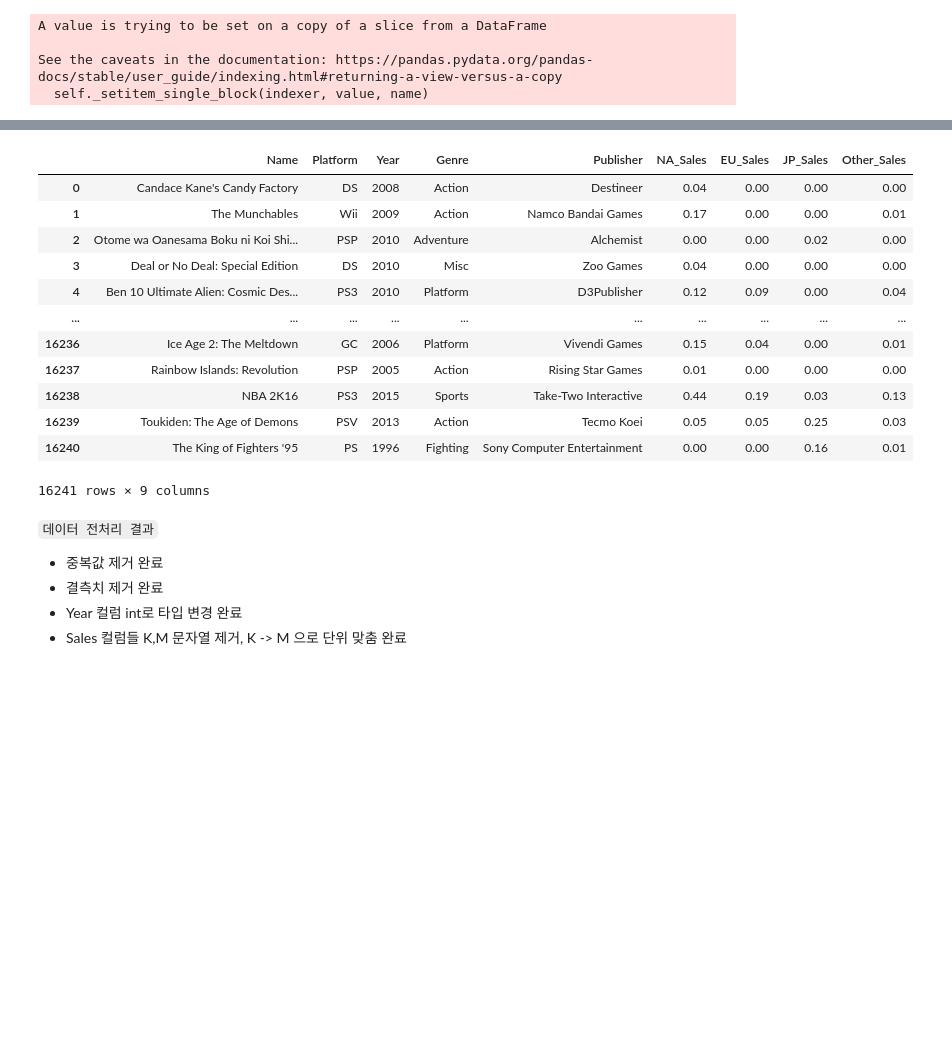
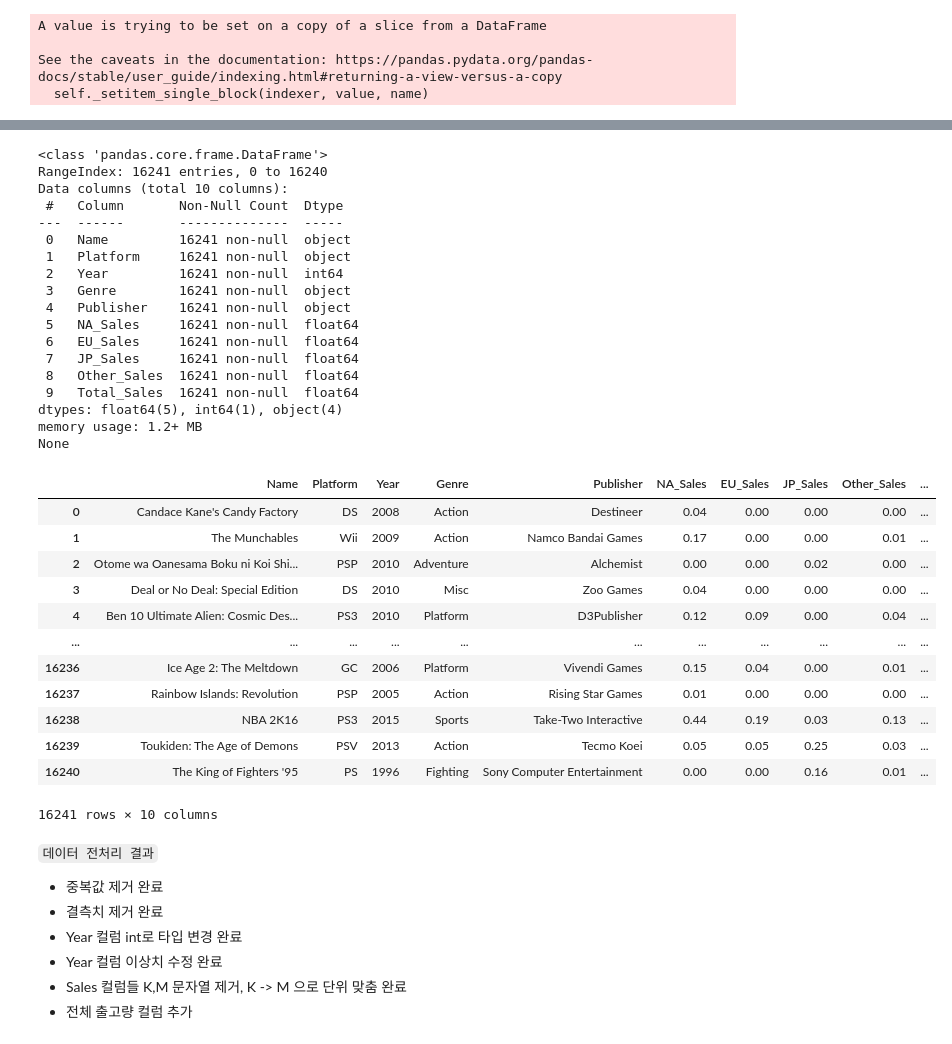
Before and after one commit to sigma-wbi/Game_Analysis_Project, a Jupyter notebook: Section_1_Project.ipynb, the cells around one changed output, grey strips where cells are left out. Saved outputs shown, nothing was run; the diff lists cells and outputs as text; code cells hidden in the pictures; blank space fills up the shorter version.

```diff
--- a/Section_1_Project.ipynb
+++ b/Section_1_Project.ipynb
@@ -243,3 +247,7 @@ See the caveats in the documentation: https://pandas.pydata.org/pandas-docs/stab
 dfk['EU_Sales'].iloc[index2] = dfk['EU_Sales'].iloc[index2].apply(lambda x : x/1000)
 dfk['JP_Sales'].iloc[index3] = dfk['JP_Sales'].iloc[index3].apply(lambda x : x/1000)
 dfk['Other_Sales'].iloc[index4] = dfk['Other_Sales'].iloc[index4].apply(lambda x : x/1000)
+# %%
+# 전체 출고량 컬럼 추가
+total = dfk['NA_Sales']+dfk['EU_Sales']+dfk['JP_Sales']+dfk['Other_Sales']
+dfk.insert(9,'Total_Sales',total)
@@ -245,0 +275,8 @@ dfk['Other_Sales'].iloc[index4] = dfk['Other_Sales'].iloc[index4].apply(lambda x
+# %%
+cond_50 = (dfk['Year']>=0) & (dfk['Year']<=50)
+cond_100 = (dfk['Year']>=51) & (dfk['Year']<=99)
+index50 = np.where(cond_50)
+index100 = np.where(cond_100)
+# %%
+dfk['Year'].iloc[index50] = dfk['Year'].iloc[index50].apply(lambda x : x + 2000)
+dfk['Year'].iloc[index100] = dfk['Year'].iloc[index100].apply(lambda x : x + 1900)
@@ -246,23 +303,44 @@ dfk['Other_Sales'].iloc[index4] = dfk['Other_Sales'].iloc[index4].apply(lambda x
 # %%
-df_clean = dfk
+df_clean = dfk.copy()
+print(df_clean.info())
 df_clean
 # %% [output]
+<class 'pandas.core.frame.DataFrame'>
+RangeIndex: 16241 entries, 0 to 16240
+Data columns (total 10 columns):
+ #   Column       Non-Null Count  Dtype
+---  ------       --------------  -----
+ 0   Name         16241 non-null  object
+ 1   Platform     16241 non-null  object
+ 2   Year         16241 non-null  int64
+ 3   Genre        16241 non-null  object
+ 4   Publisher    16241 non-null  object
+ 5   NA_Sales     16241 non-null  float64
+ 6   EU_Sales     16241 non-null  float64
+ 7   JP_Sales     16241 non-null  float64
+ 8   Other_Sales  16241 non-null  float64
+ 9   Total_Sales  16241 non-null  float64
+dtypes: float64(5), int64(1), object(4)
+memory usage: 1.2+ MB
+None
-|  | Name | Platform | Year | Genre | Publisher | NA_Sales | EU_Sales | JP_Sales | Other_Sales |
-| 0 | Candace Kane's Candy Factory | DS | 2008 | Action | Destineer | 0.04 | 0.00 | 0.00 | 0.00 |
-| 1 | The Munchables | Wii | 2009 | Action | Namco Bandai Games | 0.17 | 0.00 | 0.00 | 0.01 |
-| 2 | Otome wa Oanesama Boku ni Koi Shi... | PSP | 2010 | Adventure | Alchemist | 0.00 | 0.00 | 0.02 | 0.00 |
-| 3 | Deal or No Deal: Special Edition | DS | 2010 | Misc | Zoo Games | 0.04 | 0.00 | 0.00 | 0.00 |
-| 4 | Ben 10 Ultimate Alien: Cosmic Des... | PS3 | 2010 | Platform | D3Publisher | 0.12 | 0.09 | 0.00 | 0.04 |
-| ... | ... | ... | ... | ... | ... | ... | ... | ... | ... |
-| 16236 | Ice Age 2: The Meltdown | GC | 2006 | Platform | Vivendi Games | 0.15 | 0.04 | 0.00 | 0.01 |
-| 16237 | Rainbow Islands: Revolution | PSP | 2005 | Action | Rising Star Games | 0.01 | 0.00 | 0.00 | 0.00 |
-| 16238 | NBA 2K16 | PS3 | 2015 | Sports | Take-Two Interactive | 0.44 | 0.19 | 0.03 | 0.13 |
-| 16239 | Toukiden: The Age of Demons | PSV | 2013 | Action | Tecmo Koei | 0.05 | 0.05 | 0.25 | 0.03 |
-| 16240 | The King of Fighters '95 | PS | 1996 | Fighting | Sony Computer Entertainment | 0.00 | 0.00 | 0.16 | 0.01 |
+|  | Name | Platform | Year | Genre | Publisher | NA_Sales | EU_Sales | JP_Sales | Other_Sales | ... |
+| 0 | Candace Kane's Candy Factory | DS | 2008 | Action | Destineer | 0.04 | 0.00 | 0.00 | 0.00 | ... |
+| 1 | The Munchables | Wii | 2009 | Action | Namco Bandai Games | 0.17 | 0.00 | 0.00 | 0.01 | ... |
+| 2 | Otome wa Oanesama Boku ni Koi Shi... | PSP | 2010 | Adventure | Alchemist | 0.00 | 0.00 | 0.02 | 0.00 | ... |
+| 3 | Deal or No Deal: Special Edition | DS | 2010 | Misc | Zoo Games | 0.04 | 0.00 | 0.00 | 0.00 | ... |
+| 4 | Ben 10 Ultimate Alien: Cosmic Des... | PS3 | 2010 | Platform | D3Publisher | 0.12 | 0.09 | 0.00 | 0.04 | ... |
+| ... | ... | ... | ... | ... | ... | ... | ... | ... | ... | ... |
+| 16236 | Ice Age 2: The Meltdown | GC | 2006 | Platform | Vivendi Games | 0.15 | 0.04 | 0.00 | 0.01 | ... |
+| 16237 | Rainbow Islands: Revolution | PSP | 2005 | Action | Rising Star Games | 0.01 | 0.00 | 0.00 | 0.00 | ... |
+| 16238 | NBA 2K16 | PS3 | 2015 | Sports | Take-Two Interactive | 0.44 | 0.19 | 0.03 | 0.13 | ... |
+| 16239 | Toukiden: The Age of Demons | PSV | 2013 | Action | Tecmo Koei | 0.05 | 0.05 | 0.25 | 0.03 | ... |
+| 16240 | The King of Fighters '95 | PS | 1996 | Fighting | Sony Computer Entertainment | 0.00 | 0.00 | 0.16 | 0.01 | ... |
-16241 rows × 9 columns
+16241 rows × 10 columns
 # %% [markdown]
 `데이터 전처리 결과`
 *   중복값 제거 완료
 *   결측치 제거 완료
 *   Year 컬럼 int로 타입 변경 완료
+*   Year 컬럼 이상치 수정 완료
 *   Sales 컬럼들 K,M 문자열 제거, K -> M 으로 단위 맞춤 완료
+*   전체 출고량 컬럼 추가
```
Also changed, not shown: parts of 40 cells of this notebook.
